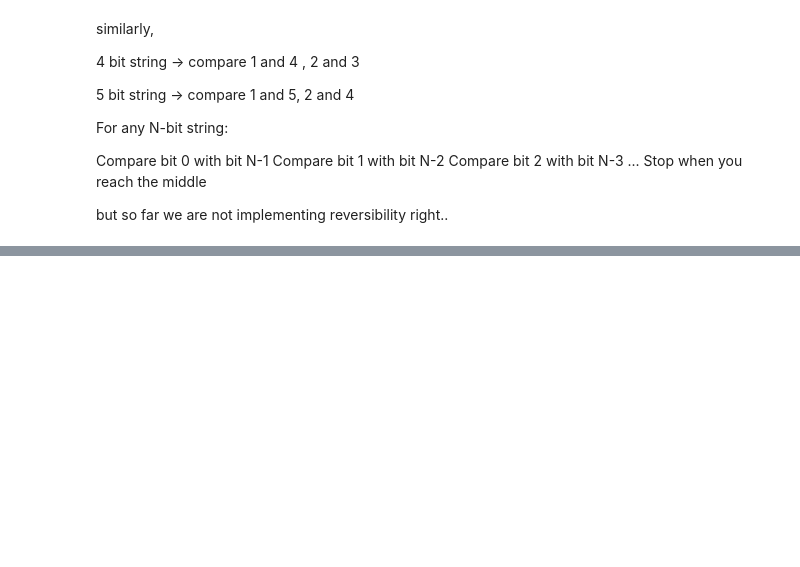
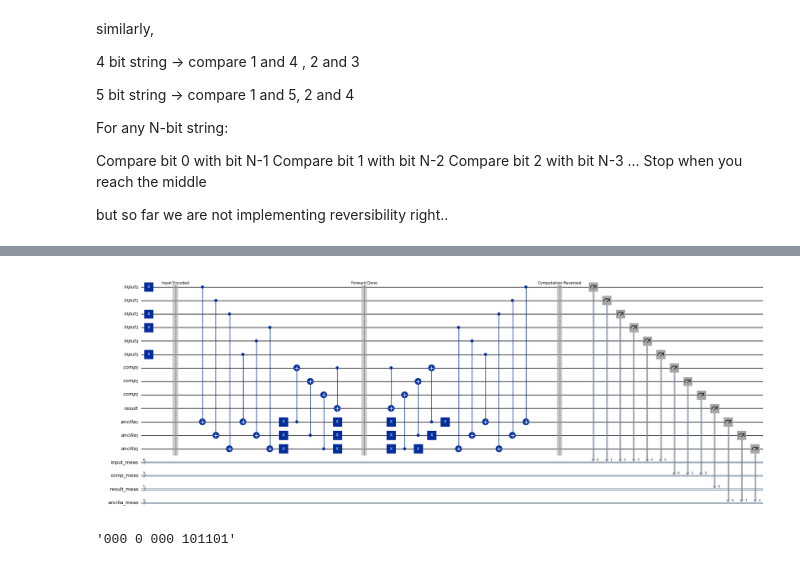
Before and after one commit to ram-polisetti/Q3_Hackathon, a Jupyter notebook: Track1_trials/Palindrome/palindrome.ipynb, the cells around one changed output, grey strips where cells are left out. Drawn from its saved outputs; the diff is of its cells as text; code cells hidden in the pictures; blank space fills up the shorter version.

```diff
--- a/Track1_trials/Palindrome/palindrome.ipynb
+++ b/Track1_trials/Palindrome/palindrome.ipynb
@@ -118,3 +118,17 @@ input_classical = ClassicalRegister(string_length, 'input_meas')
 comparison_classical = ClassicalRegister(num_pairs, 'comp_meas')
 result_classical = ClassicalRegister(1, 'result_meas')
 ancilla_classical = ClassicalRegister(num_pairs, 'ancilla_meas')
+# %%
+# Create circuit
+qc = QuantumCircuit(
+    input_reg, comparison_reg, result_reg, ancilla_reg,
+    input_classical, comparison_classical, result_classical, ancilla_classical
+)
+# %%
+# Encode input string
+for i, bit in enumerate(binary_string):
+    if bit == '1':
+        qc.x(input_reg[i])
+        print(f"Set input qubit {i} to |1>")
+
+qc.barrier(label='Input Encoded')
@@ -120,0 +315,14 @@ ancilla_classical = ClassicalRegister(num_pairs, 'ancilla_meas')
+# %%
+qc_rev.draw('mpl', scale=0.5, fold=-1)
+# %% [output]
+[figure, added]
+# %%
+job_rev = simulator.run(qc_rev, shots=1000)
+result_rev = job_rev.result()
+counts_rev = result_rev.get_counts()
+
+# Get most frequent result
+most_common_rev = max(counts_rev, key=counts_rev.get)
+most_common_rev
+# %% [output]
+'000 0 000 101101'
```
Also changed, not shown: parts of 10 cells of this notebook.
